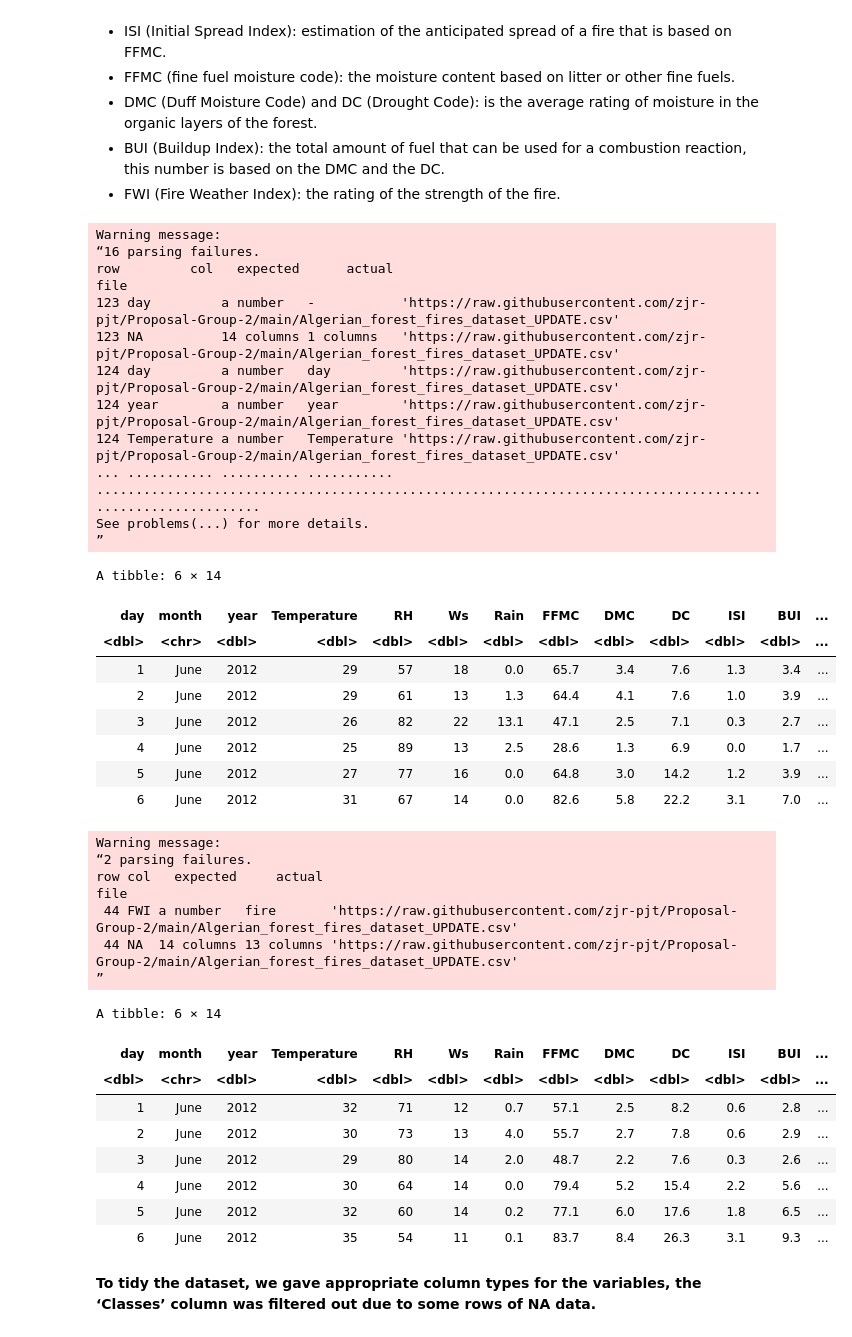
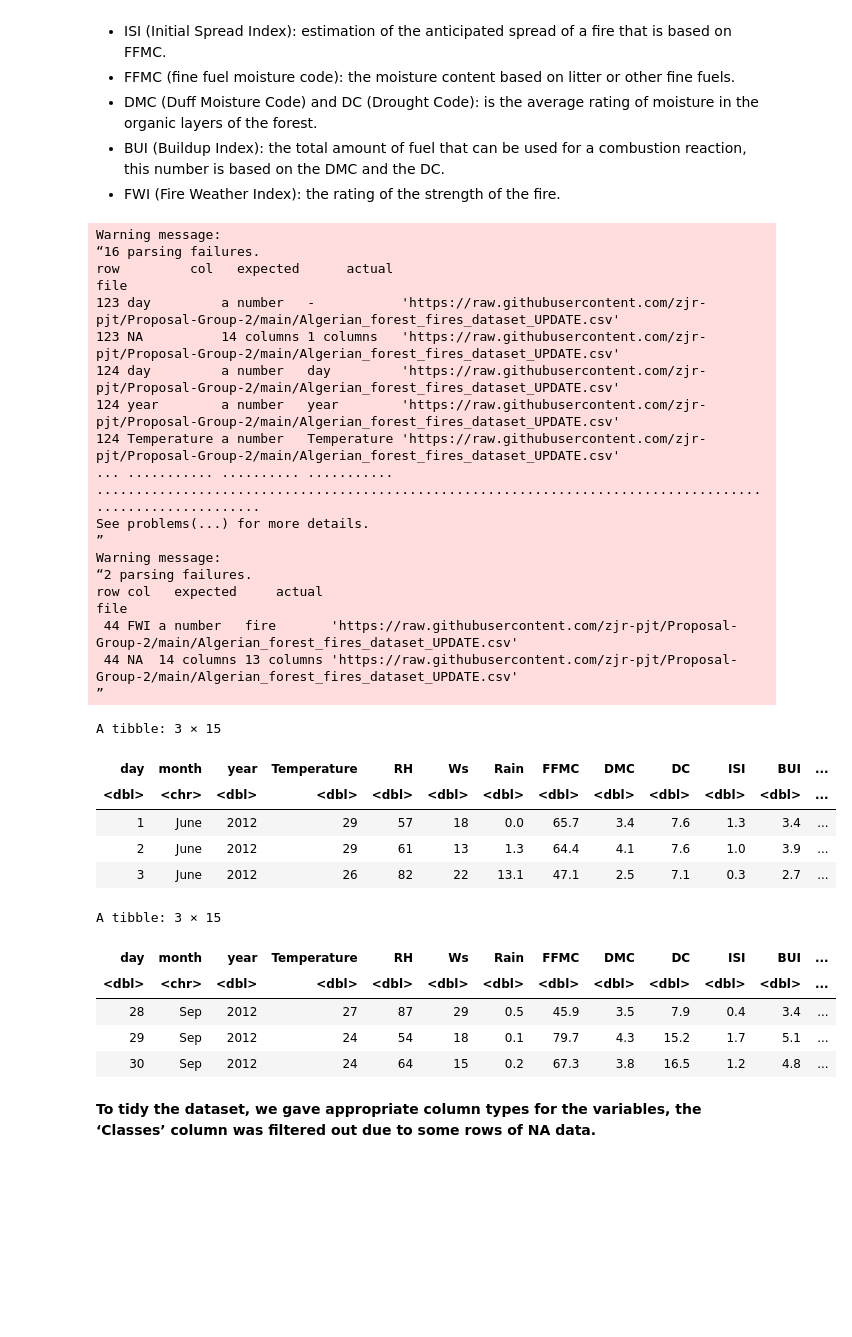
Before and after one commit to zjr-mds/Forest-Fire-Prediction, a Jupyter notebook: Proposal_Group2.ipynb, the cells around one changed output. Drawn from its saved outputs; the diff is of its cells as text; code cells hidden in the pictures; blank space fills up the shorter version.

```diff
--- a/Proposal_Group2.ipynb
+++ b/Proposal_Group2.ipynb
@@ -27,54 +27,54 @@ B_forestfire_data <- read_csv("https://raw.githubusercontent.com/zjr-pjt/Proposa
                 mutate(month = case_when(month == '06' ~ "June",
                                    month == '07' ~ "Jul",
                                    month == '08' ~ "Aug",
-                                   month == '09' ~ "Sep"))%>%
+                                   month == '09' ~ "Sep"),
+                      Region = "Bejaia")%>%
                 filter(Classes != 'Classes')
-head(B_forestfire_data)
 
 S_forestfire_data <- read_csv("https://raw.githubusercontent.com/zjr-pjt/Proposal-Group-2/main/Algerian_forest_fires_dataset_UPDATE.csv", skip = 126,
                             col_types = "ncnnnnnnnnnnnf")%>%
                 mutate(month = case_when(month == '06' ~ "June",
                                    month == '07' ~ "Jul",
                                    month == '08' ~ "Aug",
-                                   month == '09' ~ "Sep"))%>%
+                                   month == '09' ~ "Sep"),
+                      Region = "Sidi Bel-abbes")%>%
                 filter(Classes != 'Classes')
-head(S_forestfire_data)
+
+#combining two dataset into one for tidyness
+forest_fire_data <- rbind(B_forestfire_data, S_forestfire_data)
+
+head(forest_fire_data, n = 3)
+tail(forest_fire_data, n = 3)
 # %% [output]
 Warning message:
 “16 parsing failures.
 row         col   expected      actual                                                                                                       file
 123 day         a number   -           'https://raw.githubusercontent.com/zjr-pjt/Proposal-Group-2/main/Algerian_forest_fires_dataset_UPDATE.csv'
 123 NA          14 columns 1 columns   'https://raw.githubusercontent.com/zjr-pjt/Proposal-Group-2/main/Algerian_forest_fires_dataset_UPDATE.csv'
 124 day         a number   day         'https://raw.githubusercontent.com/zjr-pjt/Proposal-Group-2/main/Algerian_forest_fires_dataset_UPDATE.csv'
 124 year        a number   year        'https://raw.githubusercontent.com/zjr-pjt/Proposal-Group-2/main/Algerian_forest_fires_dataset_UPDATE.csv'
 124 Temperature a number   Temperature 'https://raw.githubusercontent.com/zjr-pjt/Proposal-Group-2/main/Algerian_forest_fires_dataset_UPDATE.csv'
 ... ........... .......... ........... ..........................................................................................................
 See problems(...) for more details.
 ”
+Warning message:
+“2 parsing failures.
+row col   expected     actual                                                                                                       file
+ 44 FWI a number   fire       'https://raw.githubusercontent.com/zjr-pjt/Proposal-Group-2/main/Algerian_forest_fires_dataset_UPDATE.csv'
+ 44 NA  14 columns 13 columns 'https://raw.githubusercontent.com/zjr-pjt/Proposal-Group-2/main/Algerian_forest_fires_dataset_UPDATE.csv'
+”
-A tibble: 6 × 14
+A tibble: 3 × 15
 | day | month | year | Temperature | RH | Ws | Rain | FFMC | DMC | DC | ISI | BUI | ... |
 | <dbl> | <chr> | <dbl> | <dbl> | <dbl> | <dbl> | <dbl> | <dbl> | <dbl> | <dbl> | <dbl> | <dbl> | ... |
 | 1 | June | 2012 | 29 | 57 | 18 | 0.0 | 65.7 | 3.4 | 7.6 | 1.3 | 3.4 | ... |
 | 2 | June | 2012 | 29 | 61 | 13 | 1.3 | 64.4 | 4.1 | 7.6 | 1.0 | 3.9 | ... |
 | 3 | June | 2012 | 26 | 82 | 22 | 13.1 | 47.1 | 2.5 | 7.1 | 0.3 | 2.7 | ... |
-| 4 | June | 2012 | 25 | 89 | 13 | 2.5 | 28.6 | 1.3 | 6.9 | 0.0 | 1.7 | ... |
-| 5 | June | 2012 | 27 | 77 | 16 | 0.0 | 64.8 | 3.0 | 14.2 | 1.2 | 3.9 | ... |
-| 6 | June | 2012 | 31 | 67 | 14 | 0.0 | 82.6 | 5.8 | 22.2 | 3.1 | 7.0 | ... |
-Warning message:
-“2 parsing failures.
-row col   expected     actual                                                                                                       file
- 44 FWI a number   fire       'https://raw.githubusercontent.com/zjr-pjt/Proposal-Group-2/main/Algerian_forest_fires_dataset_UPDATE.csv'
- 44 NA  14 columns 13 columns 'https://raw.githubusercontent.com/zjr-pjt/Proposal-Group-2/main/Algerian_forest_fires_dataset_UPDATE.csv'
-”
+A tibble: 3 × 15
-A tibble: 6 × 14
 | day | month | year | Temperature | RH | Ws | Rain | FFMC | DMC | DC | ISI | BUI | ... |
 | <dbl> | <chr> | <dbl> | <dbl> | <dbl> | <dbl> | <dbl> | <dbl> | <dbl> | <dbl> | <dbl> | <dbl> | ... |
-| 1 | June | 2012 | 32 | 71 | 12 | 0.7 | 57.1 | 2.5 | 8.2 | 0.6 | 2.8 | ... |
-| 2 | June | 2012 | 30 | 73 | 13 | 4.0 | 55.7 | 2.7 | 7.8 | 0.6 | 2.9 | ... |
-| 3 | June | 2012 | 29 | 80 | 14 | 2.0 | 48.7 | 2.2 | 7.6 | 0.3 | 2.6 | ... |
-| 4 | June | 2012 | 30 | 64 | 14 | 0.0 | 79.4 | 5.2 | 15.4 | 2.2 | 5.6 | ... |
-| 5 | June | 2012 | 32 | 60 | 14 | 0.2 | 77.1 | 6.0 | 17.6 | 1.8 | 6.5 | ... |
-| 6 | June | 2012 | 35 | 54 | 11 | 0.1 | 83.7 | 8.4 | 26.3 | 3.1 | 9.3 | ... |
+| 28 | Sep | 2012 | 27 | 87 | 29 | 0.5 | 45.9 | 3.5 | 7.9 | 0.4 | 3.4 | ... |
+| 29 | Sep | 2012 | 24 | 54 | 18 | 0.1 | 79.7 | 4.3 | 15.2 | 1.7 | 5.1 | ... |
+| 30 | Sep | 2012 | 24 | 64 | 15 | 0.2 | 67.3 | 3.8 | 16.5 | 1.2 | 4.8 | ... |
 # %% [markdown]
 **To tidy the dataset, we gave appropriate column types for the variables, the ‘Classes’ column was filtered out due to some rows of NA data.**
 # %%
```
Also changed, not shown: parts of 24 cells of this notebook.
